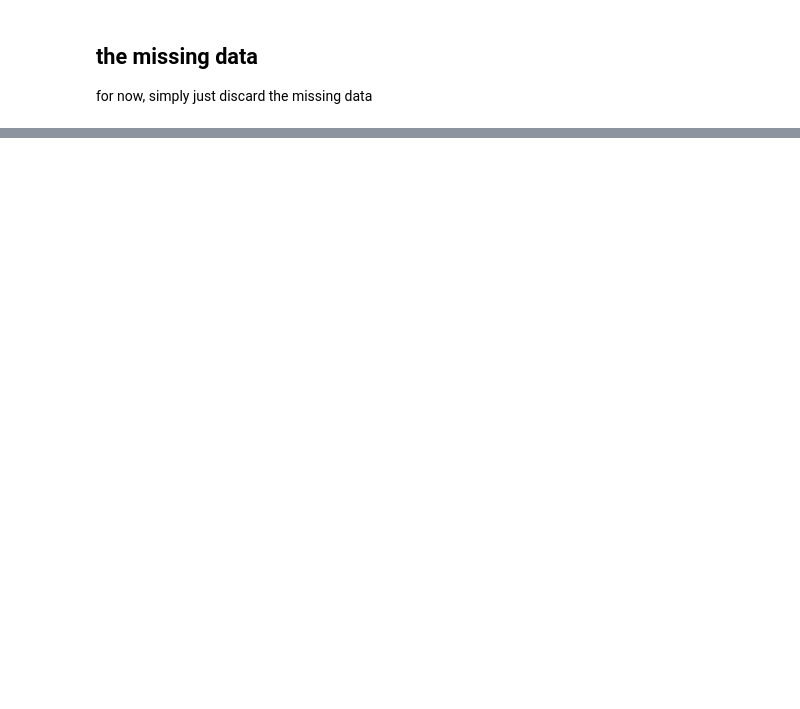
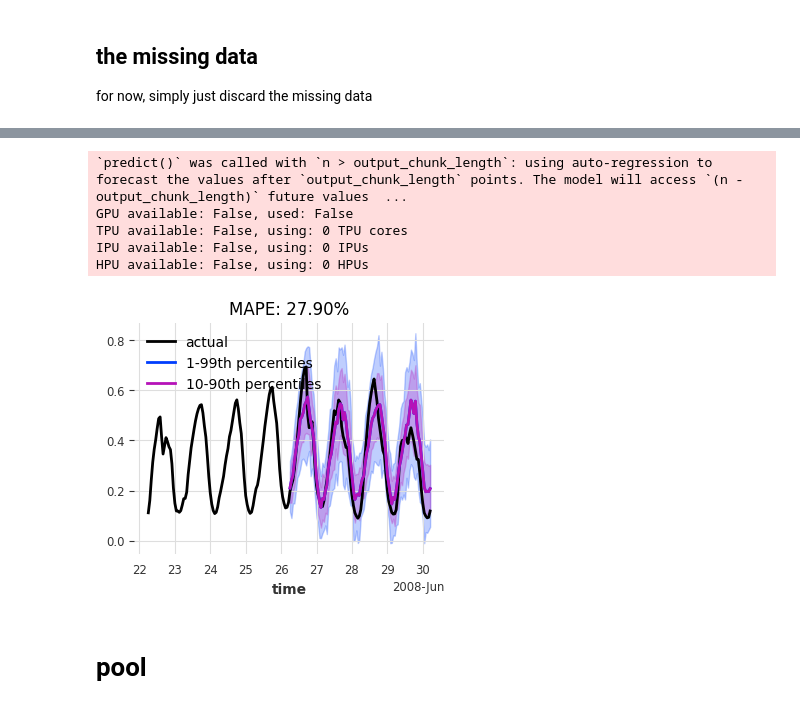
Before and after one commit to leslieDLcy/energy_forecasting, a Jupyter notebook: notebooks/GEFComp_load_forecasting.ipynb, the cells around one changed output, grey strips where cells are left out. Saved outputs shown, nothing was run; the diff lists cells and outputs as text; code cells hidden in the pictures; blank space fills up the shorter version.

```diff
--- a/notebooks/GEFComp_load_forecasting.ipynb
+++ b/notebooks/GEFComp_load_forecasting.ipynb
@@ -175 +127,3 @@ dtype('float32')
+# %%
+temp_zone1 = TimeSeries.from_series(temp_zone1)
 # %%
@@ -238,0 +181,33 @@ TFTModel(hidden_size=32, lstm_layers=1, num_attention_heads=4, full_attention=Fa
+# %%
+def generate_torch_kwargs():
+    # run torch models on CPU, and disable progress bars for all model stages except training.
+    return {
+        "pl_trainer_kwargs": {
+            "accelerator": "cpu",
+            "callbacks": [TFMProgressBar(enable_train_bar_only=True)],
+        }
+    }
+# %%
+model_en = BlockRNNModel(
+    model="LSTM",
+    hidden_dim=20,
+    n_rnn_layers=2,
+    dropout=0.2,
+    batch_size=16,
+    n_epochs=1,
+    optimizer_kwargs={"lr": 1e-3},
+    random_state=0,
+    input_chunk_length=params.input_chunk_length,
+    output_chunk_length=params.forecast_horizon,
+    likelihood=GaussianLikelihood(),
+    model_name="LSTM_Autoencoder",
+    save_checkpoints=True,  # store the latest and best performing epochs
+    force_reset=True,
+    **generate_torch_kwargs(),
+)
+# %%
+model_en.fit(
+    series=train_load_transformed,
+    past_covariates=covariates_temp_transformed,
+    verbose=True
+)
@@ -238,0 +235,16 @@ TFTModel(hidden_size=32, lstm_layers=1, num_attention_heads=4, full_attention=Fa
+# %%
+mape_LSTM_ACDER = eval_model(
+                model = model_en,
+                n = 96,
+                actual_series = load_all_transformed[
+                            train_load.end_time() - (2 * 48 - 1) * train_load.freq :],
+                val_series = val_load_transformed)
+# %% [output]
+`predict()` was called with `n > output_chunk_length`: using auto-regression to forecast the values after `output_chunk_length` points. The model will access `(n - output_chunk_length)` future values  ...
+GPU available: False, used: False
+TPU available: False, using: 0 TPU cores
+IPU available: False, using: 0 IPUs
+HPU available: False, using: 0 HPUs
+[figure, added]
+# %% [markdown]
+# pool
```
Also changed, not shown: parts of 53 cells of this notebook, 6 other files.
